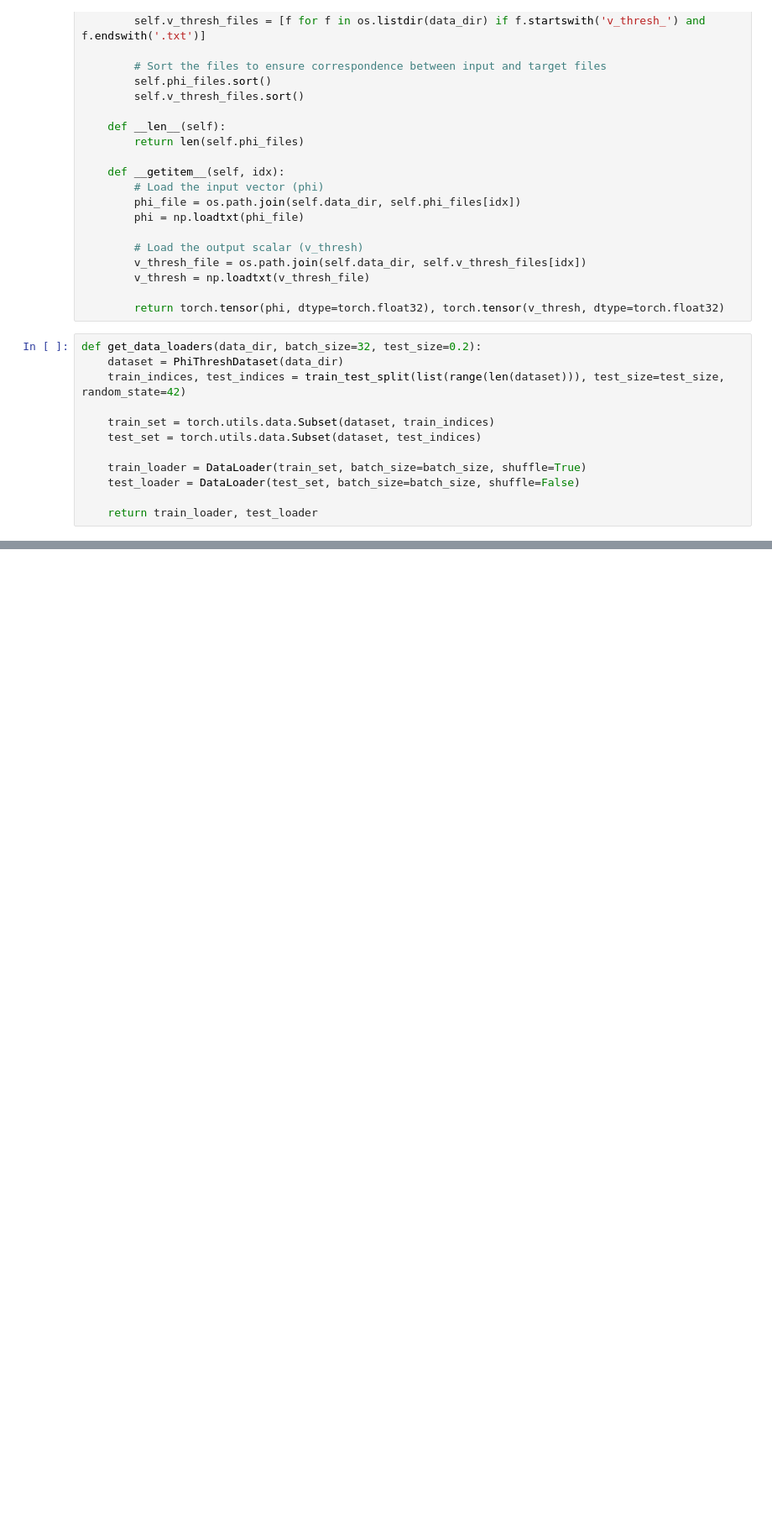
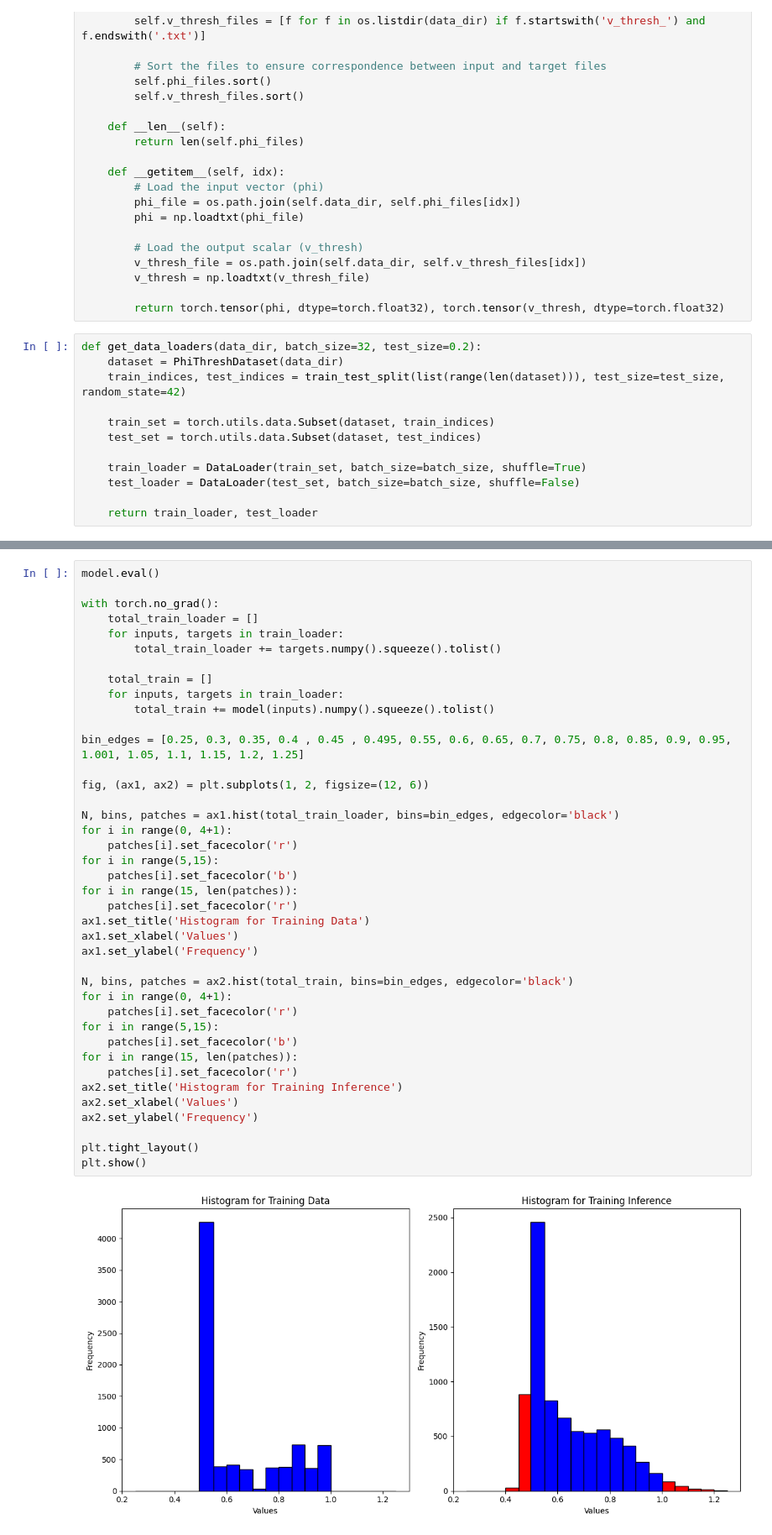
Before and after one commit to ArnauVilella/Deep-T-Rex, a Jupyter notebook: testing.ipynb, the cells around one changed output, grey strips where cells are left out. Shown: that part at 84% size. Cells and saved outputs as stored; diff of their text form; blank space fills up the shorter version.

```diff
--- a/testing.ipynb
+++ b/testing.ipynb
@@ -118,3 +147,45 @@ Epoch [12/40], Loss: 0.0154
+# %%
+model.eval()
+
+with torch.no_grad():
+    total_train_loader = []
+    for inputs, targets in train_loader:
+        total_train_loader += targets.numpy().squeeze().tolist()
+
+    total_train = []
+    for inputs, targets in train_loader:
+        total_train += model(inputs).numpy().squeeze().tolist()
+
+bin_edges = [0.25, 0.3, 0.35, 0.4 , 0.45 , 0.495, 0.55, 0.6, 0.65, 0.7, 0.75, 0.8, 0.85, 0.9, 0.95, 1.001, 1.05, 1.1, 1.15, 1.2, 1.25]
+
+fig, (ax1, ax2) = plt.subplots(1, 2, figsize=(12, 6))
+
+N, bins, patches = ax1.hist(total_train_loader, bins=bin_edges, edgecolor='black')
+for i in range(0, 4+1):
+    patches[i].set_facecolor('r')
+for i in range(5,15):
+    patches[i].set_facecolor('b')
+for i in range(15, len(patches)):
+    patches[i].set_facecolor('r')
+ax1.set_title('Histogram for Training Data')
+ax1.set_xlabel('Values')
+ax1.set_ylabel('Frequency')
+
+N, bins, patches = ax2.hist(total_train, bins=bin_edges, edgecolor='black')
+for i in range(0, 4+1):
+    patches[i].set_facecolor('r')
+for i in range(5,15):
+    patches[i].set_facecolor('b')
+for i in range(15, len(patches)):
+    patches[i].set_facecolor('r')
+ax2.set_title('Histogram for Training Inference')
+ax2.set_xlabel('Values')
+ax2.set_ylabel('Frequency')
+
+plt.tight_layout()
+plt.show()
+# %% [output]
+[figure, added]
 # %%
 model.eval()
 
```
Also changed, not shown: parts of 6 cells of this notebook.
